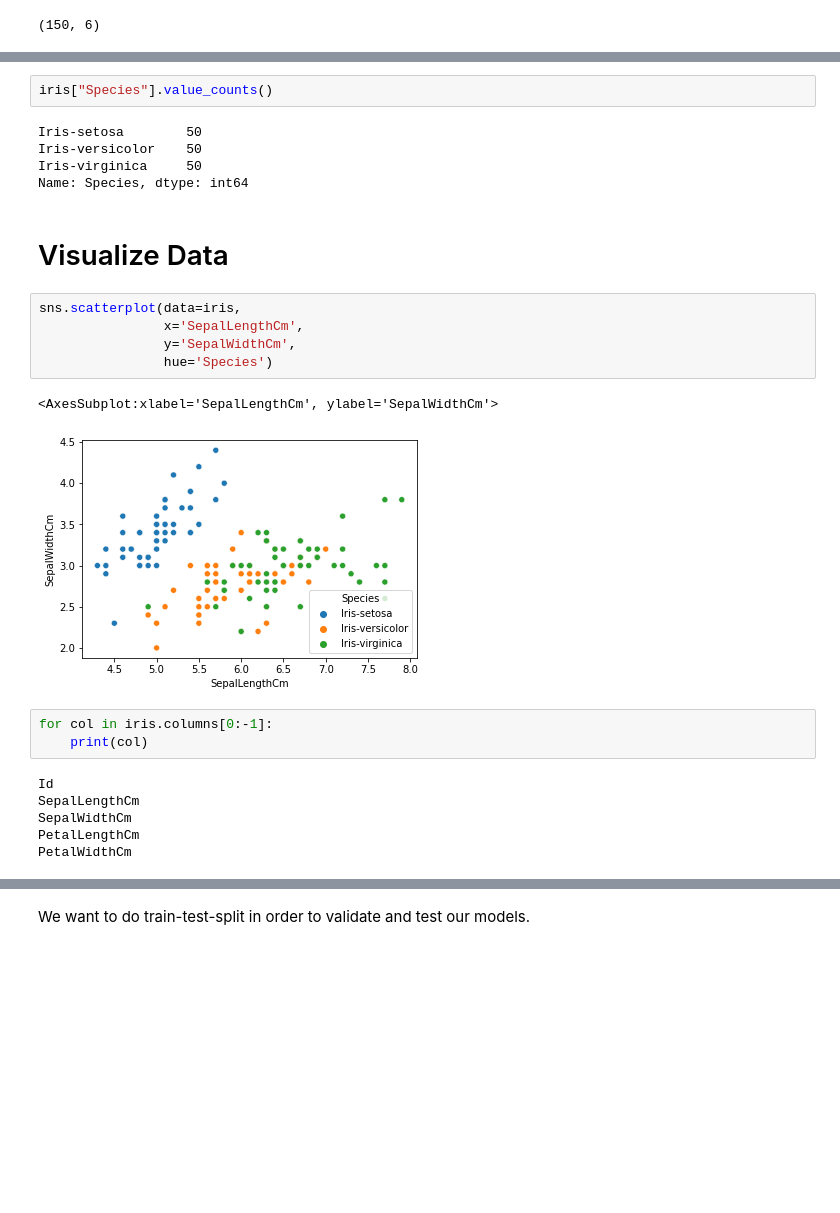
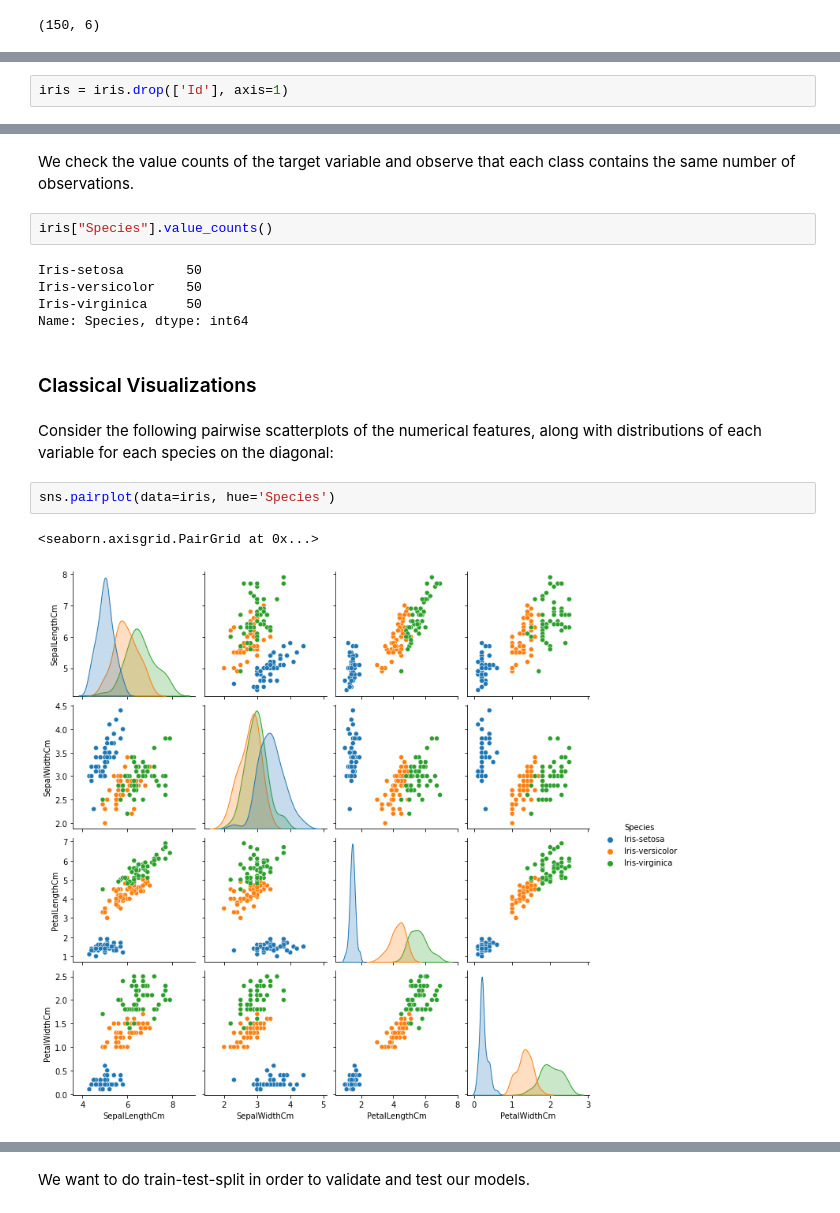
Before and after one commit to gfrostmath/iris, a Jupyter notebook: iris.ipynb, the cells around one changed output, grey strips where cells are left out. Cells and saved outputs as stored; diff of their text form; blank space fills up the shorter version.

```diff
--- a/iris.ipynb
+++ b/iris.ipynb
@@ -62,0 +100,2 @@ iris.shape
+# %%
+iris = iris.drop(['Id'], axis=1)
@@ -63,3 +187,5 @@ iris.shape
+# %% [markdown]
+We check the value counts of the target variable and observe that each class contains the same number of observations.
 # %%
 iris["Species"].value_counts()
 # %% [output]
@@ -67,22 +193,12 @@ Iris-setosa        50
 Iris-versicolor    50
 Iris-virginica     50
 Name: Species, dtype: int64
-# %% [markdown]
-# Visualize Data
+# %% [markdown]
+### Classical Visualizations <a class="anchor" id="classical-visualization"></a>
+# %% [markdown]
+Consider the following pairwise scatterplots of the numerical features, along with distributions of each variable for each species on the diagonal:
 # %%
-sns.scatterplot(data=iris,
-                x='SepalLengthCm',
-                y='SepalWidthCm',
-                hue='Species')
+sns.pairplot(data=iris, hue='Species')
 # %% [output]
-<AxesSubplot:xlabel='SepalLengthCm', ylabel='SepalWidthCm'>
+<seaborn.axisgrid.PairGrid at 0x...>
-[figure, old version]
+[figure, new version]
-# %%
-for col in iris.columns[0:-1]:
-    print(col)
-# %% [output]
-Id
-SepalLengthCm
-SepalWidthCm
-PetalLengthCm
-PetalWidthCm
```
Also changed, not shown: parts of 119 cells of this notebook.
